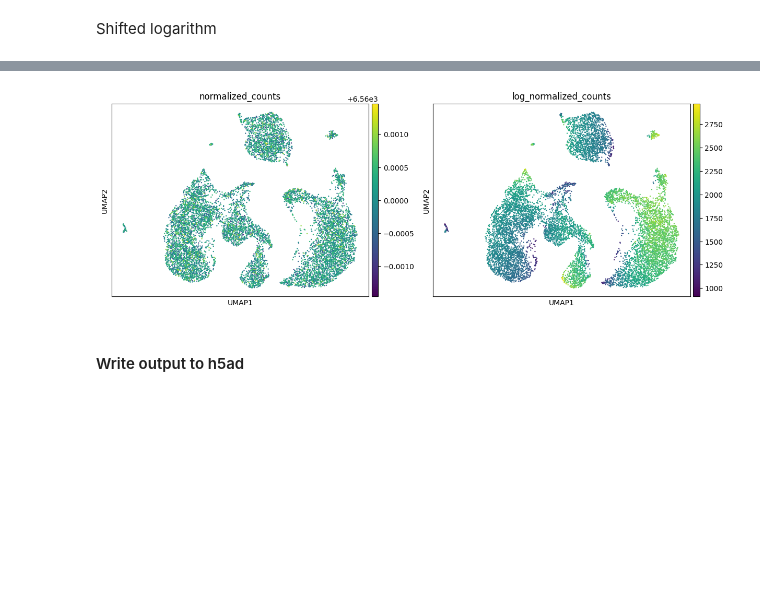
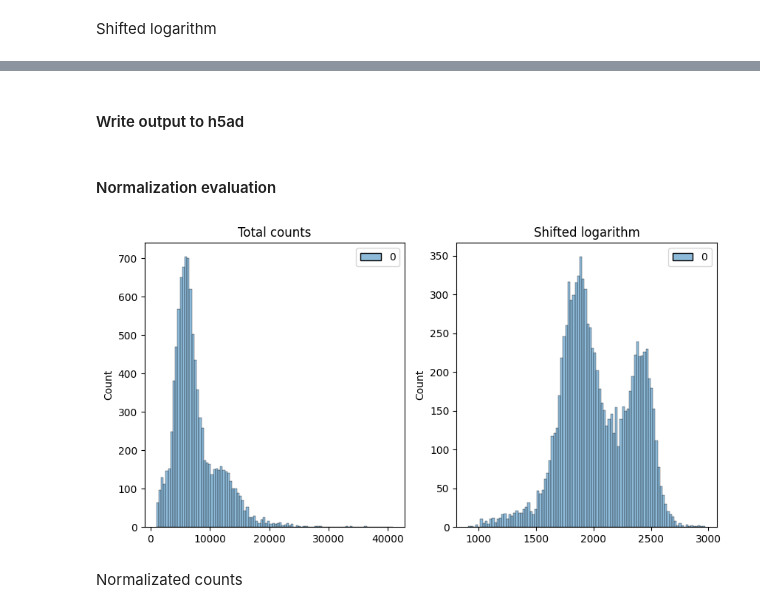
Before and after one commit to WhiteLabGenomics/terraPipelines, a Jupyter notebook: notebook/optimus_normalization.ipynb, the cells around one changed output, grey strips where cells are left out. Drawn from its saved outputs; the diff is of its cells as text; code cells hidden in the pictures; blank space fills up the shorter version.

Commit message:
add layer

```diff
--- a/notebook/optimus_normalization.ipynb
+++ b/notebook/optimus_normalization.ipynb
@@ -55,8 +52,3 @@ adata_raw = adata.copy()
 #### Normalization
 # %% [markdown]
 Shifted logarithm
-# %%
-sc.pp.normalize_total(adata, target_sum=None, inplace=True)
-adata.obs["normalized_counts"] = adata.X.sum(axis=1).A1
-sc.pp.log1p(adata)
-adata.obs["log_normalized_counts"] = adata.X.sum(axis=1).A1
@@ -125,9 +55,21 @@ sc.pl.umap(adata, color=["total_counts", "log1p_total_counts", "normalized_count
-# %%
-sc.pl.umap(adata, color=["normalized_counts", "log_normalized_counts"])
-# %% [output]
-[figure, removed]
+# %%
+adata.layers["log1p_norm"] = adata.X.copy()
+sc.pp.normalize_total(adata, target_sum=None, layer="log1p_norm", inplace=True)
+sc.pp.log1p(adata, layer="log1p_norm")
 # %% [markdown]
 #### Write output to h5ad
 # %%
 PATH_TO_OUTPUT = "../scAtlas/tmp/10k_pbmc_v3_out_normalize.h5ad"
 adata.write_h5ad(PATH_TO_OUTPUT)
+# %% [markdown]
+#### Normalization evaluation
+# %%
+fig, axes = plt.subplots(1, 2, figsize=(10, 5))
+#p1 = sns.histplot(adata.obs["total_counts"], bins=100, kde=False, ax=axes[0])
+p1 = sns.histplot(adata.X.sum(1), bins=100, kde=False, ax=axes[0])
+axes[0].set_title("Total counts")
+p2 = sns.histplot(adata.layers["log1p_norm"].sum(1), bins=100, kde=False, ax=axes[1])
+axes[1].set_title("Shifted logarithm")
+plt.show()
+# %% [output]
+[figure, added]
@@ -133,0 +78,2 @@ adata.write_h5ad(PATH_TO_OUTPUT)
+# %% [markdown]
+Normalizated counts
```
Also changed, not shown: parts of 15 cells of this notebook, 1 other file.
